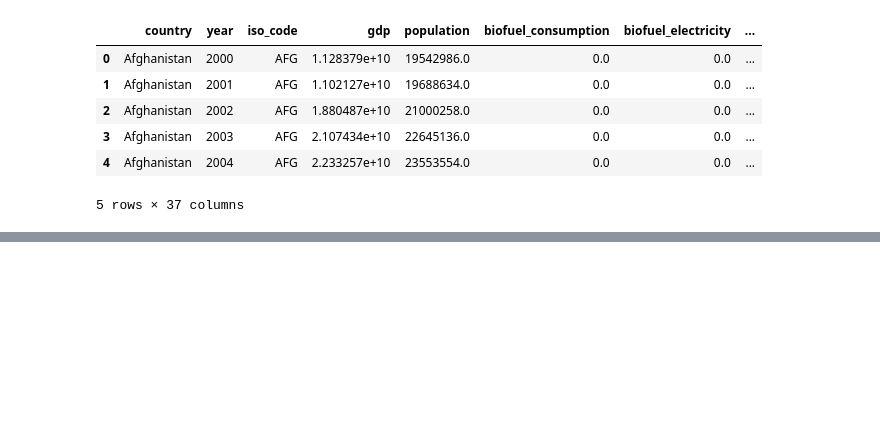
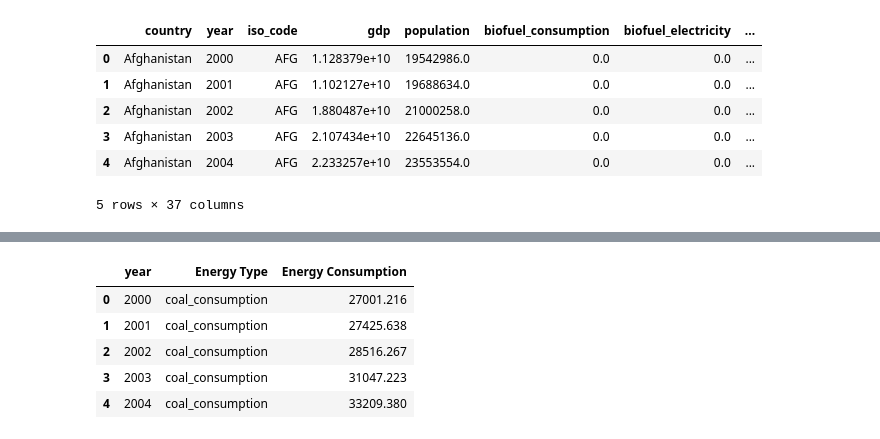
Before and after one commit to dikshaphuloria/Data_Wrangling_Project, a Jupyter notebook: data_wrangling_project.ipynb, the cells around one changed output, grey strips where cells are left out. Drawn from its saved outputs; the diff is of its cells as text; code cells hidden in the pictures; blank space fills up the shorter version.

```diff
--- a/data_wrangling_project.ipynb
+++ b/data_wrangling_project.ipynb
@@ -273,0 +286,20 @@ fig.show()
+# %%
+new_data = new_data.drop(columns='Unnamed: 0')
+# %%
+# Data Frame to get the total non renewable energy consumed
+non_renewable = new_data.groupby('year')[['coal_consumption', 'fossil_fuel_consumption', 'gas_consumption', 'nuclear_consumption', 'oil_consumption']].sum()
+non_renewable = non_renewable.reset_index()
+
+non_renewable = non_renewable.melt(id_vars=['year'], value_vars=['coal_consumption', 'fossil_fuel_consumption', 'gas_consumption', 'nuclear_consumption', 'oil_consumption'],
+                                   var_name='Energy Type', value_name='Energy Consumption')
+
+non_renewable['Energy Consumption'] = non_renewable['Energy Consumption'].round(4)
+
+non_renewable.head()
+# %% [output]
+|  | year | Energy Type | Energy Consumption |
+| 0 | 2000 | coal_consumption | 27001.216 |
+| 1 | 2001 | coal_consumption | 27425.638 |
+| 2 | 2002 | coal_consumption | 28516.267 |
+| 3 | 2003 | coal_consumption | 31047.223 |
+| 4 | 2004 | coal_consumption | 33209.380 |
```
Also changed, not shown: parts of 6 cells of this notebook, 1 other file.
